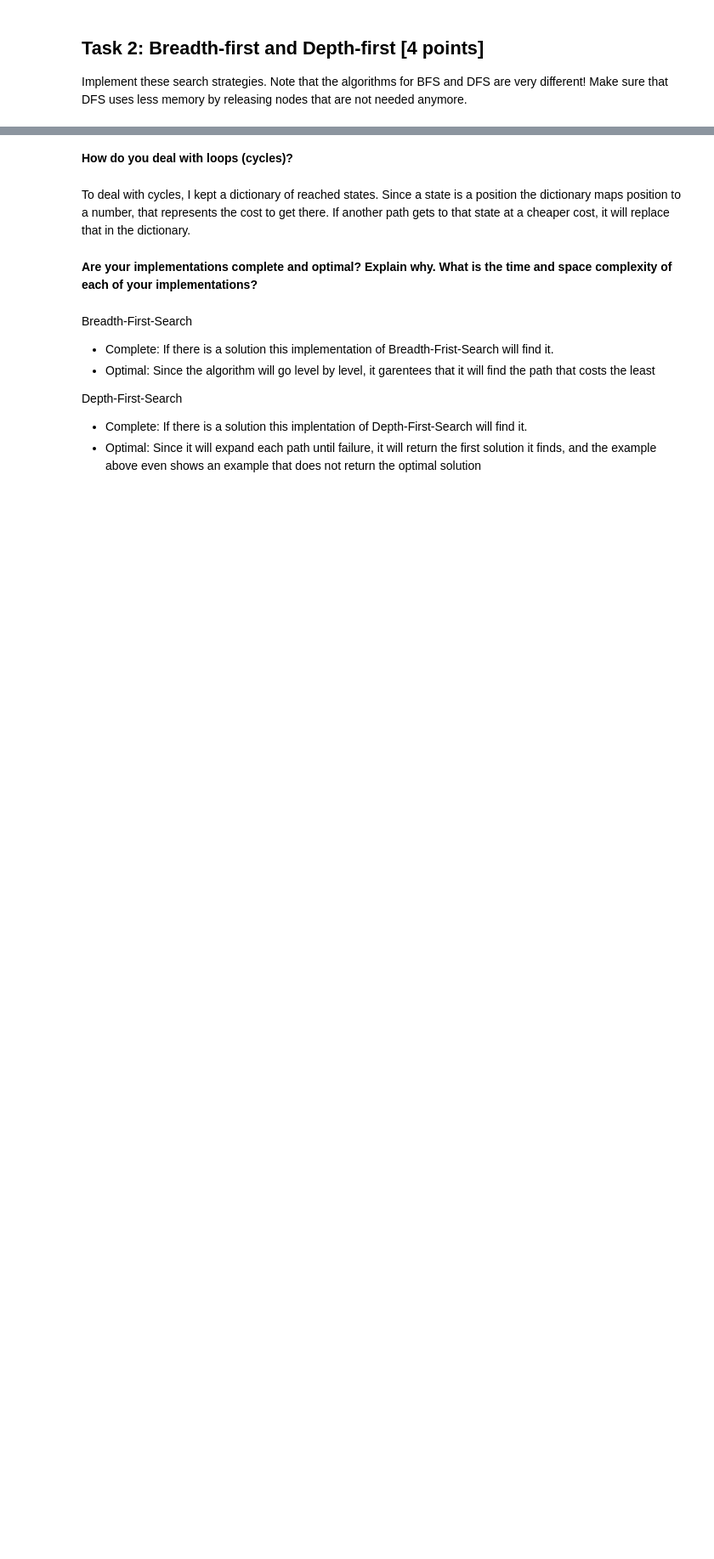
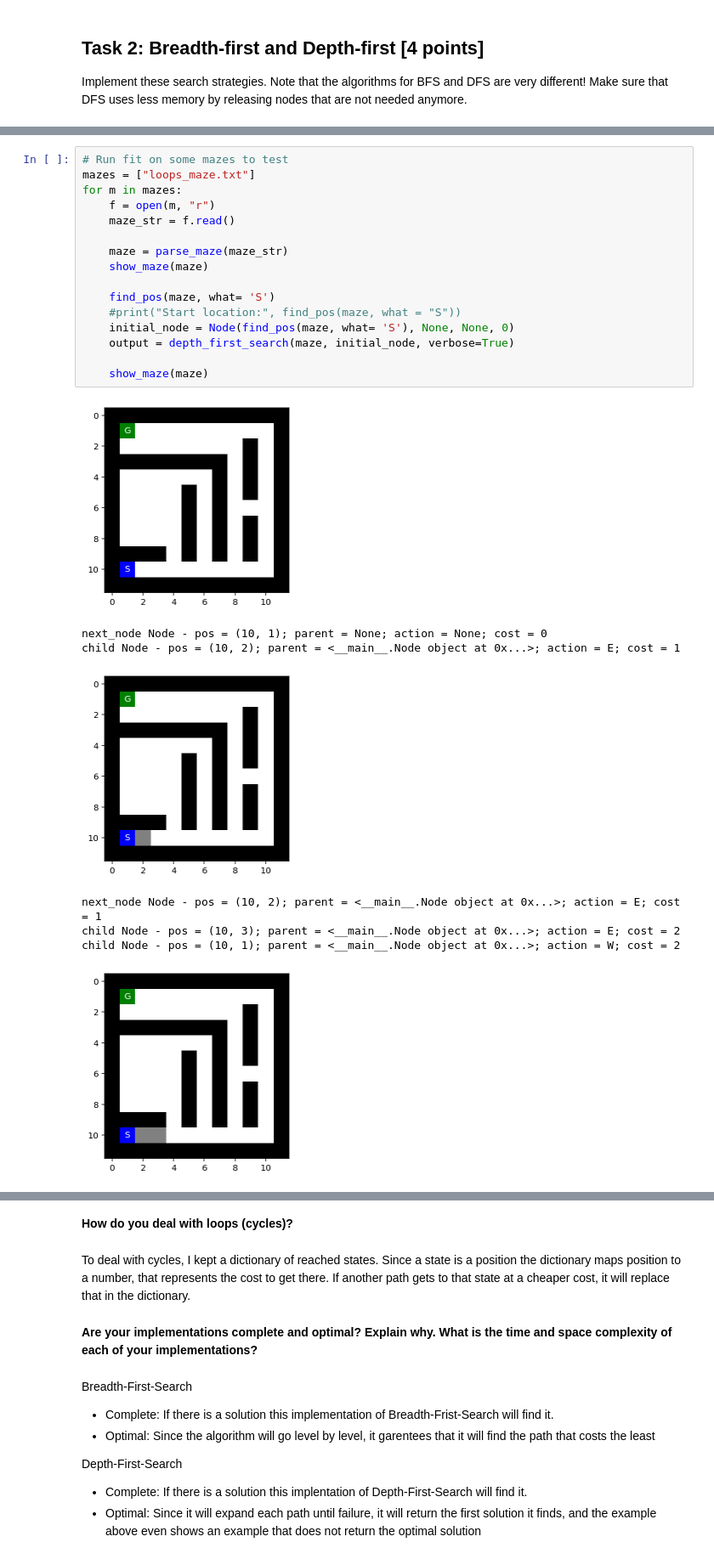
Before and after one commit to nlarsensmu/CS7320-AI, a Jupyter notebook: Search/Maze.ipynb, the cells around one changed output, grey strips where cells are left out. Shown: that part at 85% size. Cells and saved outputs as stored; diff of their text form; blank space fills up the shorter version.

```diff
--- a/Search/Maze.ipynb
+++ b/Search/Maze.ipynb
@@ -331,0 +348,25 @@ depth first search path
+# %%
+# Run fit on some mazes to test
+mazes = ["loops_maze.txt"]
+for m in mazes:
+    f = open(m, "r")
+    maze_str = f.read()
+
+    maze = parse_maze(maze_str)
+    show_maze(maze)
+
+    find_pos(maze, what= 'S')
+    #print("Start location:", find_pos(maze, what = "S"))
+    initial_node = Node(find_pos(maze, what= 'S'), None, None, 0)
+    output = depth_first_search(maze, initial_node, verbose=True)
+
+    show_maze(maze)
+# %% [output]
+[figure, added]
+next_node Node - pos = (10, 1); parent = None; action = None; cost = 0
+child Node - pos = (10, 2); parent = <__main__.Node object at 0x...>; action = E; cost = 1
+[figure, added]
+next_node Node - pos = (10, 2); parent = <__main__.Node object at 0x...>; action = E; cost = 1
+child Node - pos = (10, 3); parent = <__main__.Node object at 0x...>; action = E; cost = 2
+child Node - pos = (10, 1); parent = <__main__.Node object at 0x...>; action = W; cost = 2
+[figure, added]
```
Also changed, not shown: parts of 7 cells of this notebook.
